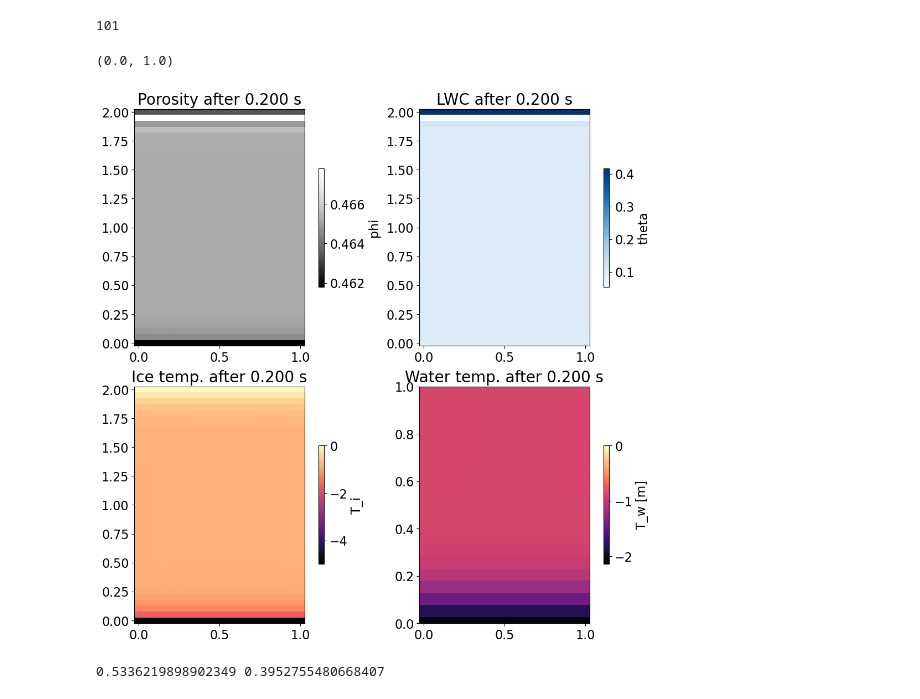
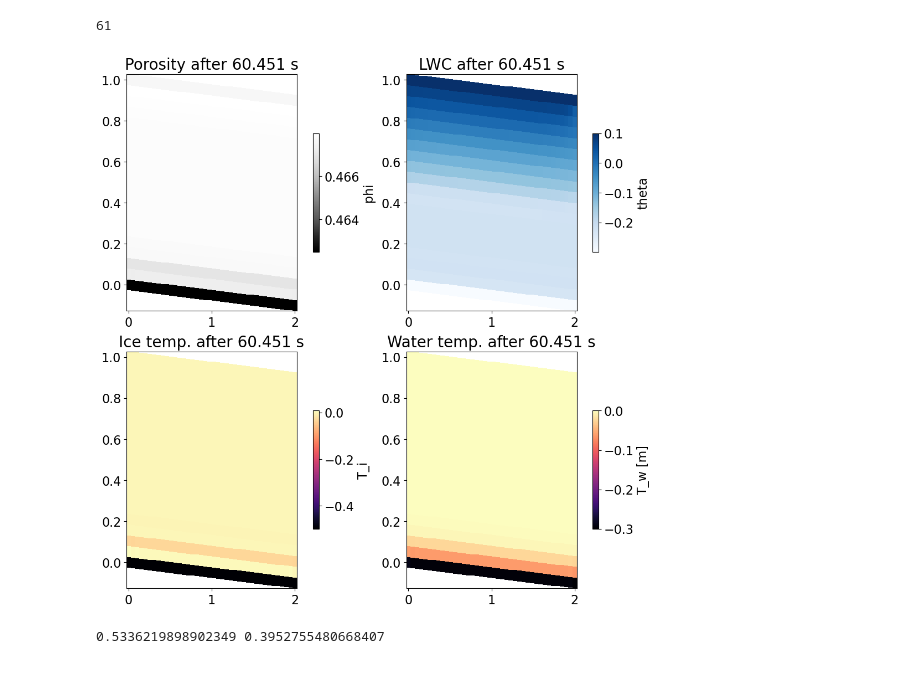
Before and after one commit to lannika-ut/Masterarbeit, a Jupyter notebook: view_solutions_nonisothermal.ipynb, the cells around one changed output. Drawn from its saved outputs; the diff is of its cells as text; code cells hidden in the pictures.

```diff
--- a/view_solutions_nonisothermal.ipynb
+++ b/view_solutions_nonisothermal.ipynb
@@ -8,7 +8,7 @@ from dolfinx.fem import functionspace, Function
 import pickle
 from dolfinx import mesh
 # %%
-filename = "./solutions/Crippa_UniformInfiltration_dtsmall.pkl"
+filename = "./solutions/Test1_Annika.pkl"
 with open(filename, "rb") as f:
     data_Annika = pickle.load(f)
 
@@ -29,10 +29,10 @@ p = Parameter(domain)
 # %%
 len(data_Annika["h_w"])
 # %% [output]
-101
+61
 # %%
 interval = data_Annika["saving_interval"]
-t_obs = 1
+t_obs = -1
 time = data_Annika["times"][t_obs]
 hw.x.array[:] = data_Annika["h_w"][t_obs]
 phi.x.array[:] = data_Annika["phi"][t_obs]
@@ -51,34 +51,33 @@ sat = Se(h_c, p.alpha.value, p.N.value)
 # %%
 plt.rcParams.update({'font.size': 16})
 fig, ax = plt.subplots(2,2, layout="constrained", figsize=(10,10))
 pmsh1 = ax[0,0].pcolormesh(x_plot, z_plot, porosity, cmap="Greys_r")
 ax[0,0].set_title(f"Porosity after {time:.3f} s", fontsize=20)
 cbar1 = fig.colorbar(pmsh1, ax=ax[0,0], shrink=0.5)
 cbar1.set_label("phi")
 #ax[0,0].set_ylim(1.8,2)
 
-pmsh2 = ax[0,1].pcolormesh(x_plot, z_plot, theta_tot, cmap="Blues")
+pmsh2 = ax[0,1].pcolormesh(x_plot, z_plot, pressure_head, cmap="Blues")
 ax[0,1].set_title(f"LWC after {time:.3f} s", fontsize=20)
 plt.xticks(fontsize=16)
 cbar2 = fig.colorbar(pmsh2, ax=ax[0,1], shrink=0.5)
 cbar2.set_label("theta")
 #ax[0,1].set_ylim(1.8,2)
 
 pmsh3 = ax[1,0].pcolormesh(x_plot, z_plot, Ti, cmap="magma")
 ax[1,0].set_title(f"Ice temp. after {time:.3f} s", fontsize=20)
 cbar1 = fig.colorbar(pmsh3, ax=ax[1,0], shrink=0.5)
 cbar1.set_label("T_i")
 #ax[1,0].set_ylim(1.8,2)
 
 pmsh4 = ax[1,1].pcolormesh(x_plot, z_plot, Tw, cmap="magma")
 ax[1,1].set_title(f"Water temp. after {time:.3f} s", fontsize=20)
 plt.xticks(fontsize=16)
 cbar2 = fig.colorbar(pmsh4, ax=ax[1,1], shrink=0.5)
 cbar2.set_label("T_w [m]")
-ax[1,1].set_ylim(0,1)
+#ax[1,1].set_ylim(0,1)
 # %% [output]
-(0.0, 1.0)
-[figure, old version]
+[figure, new version]
 # %%
 weights_sum = (p.c_pw.value/p.L_sol.value
                    + p.beta_sol.value/(p.rho_w.value*p.L_sol.value*p.r_i.value)
```
Also changed, not shown: parts of 1 cell of this notebook, 6 other files.
